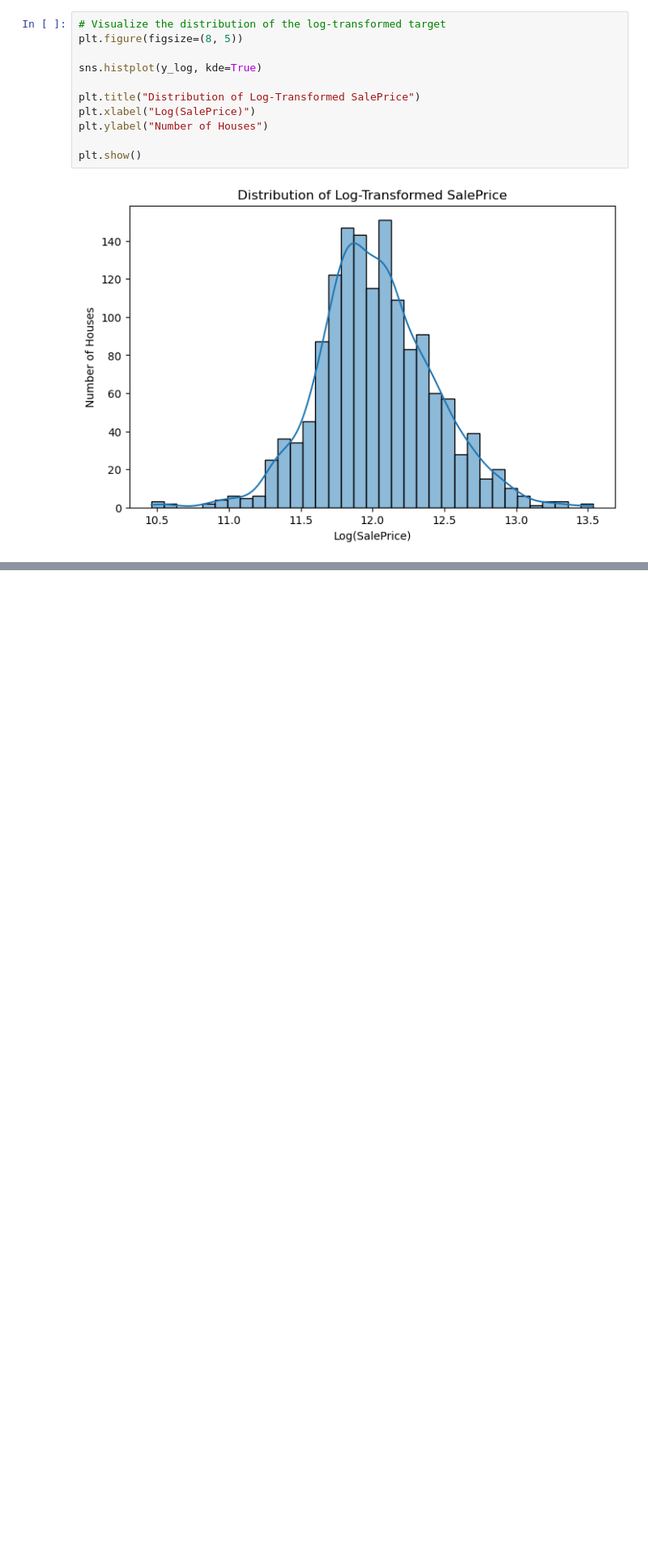
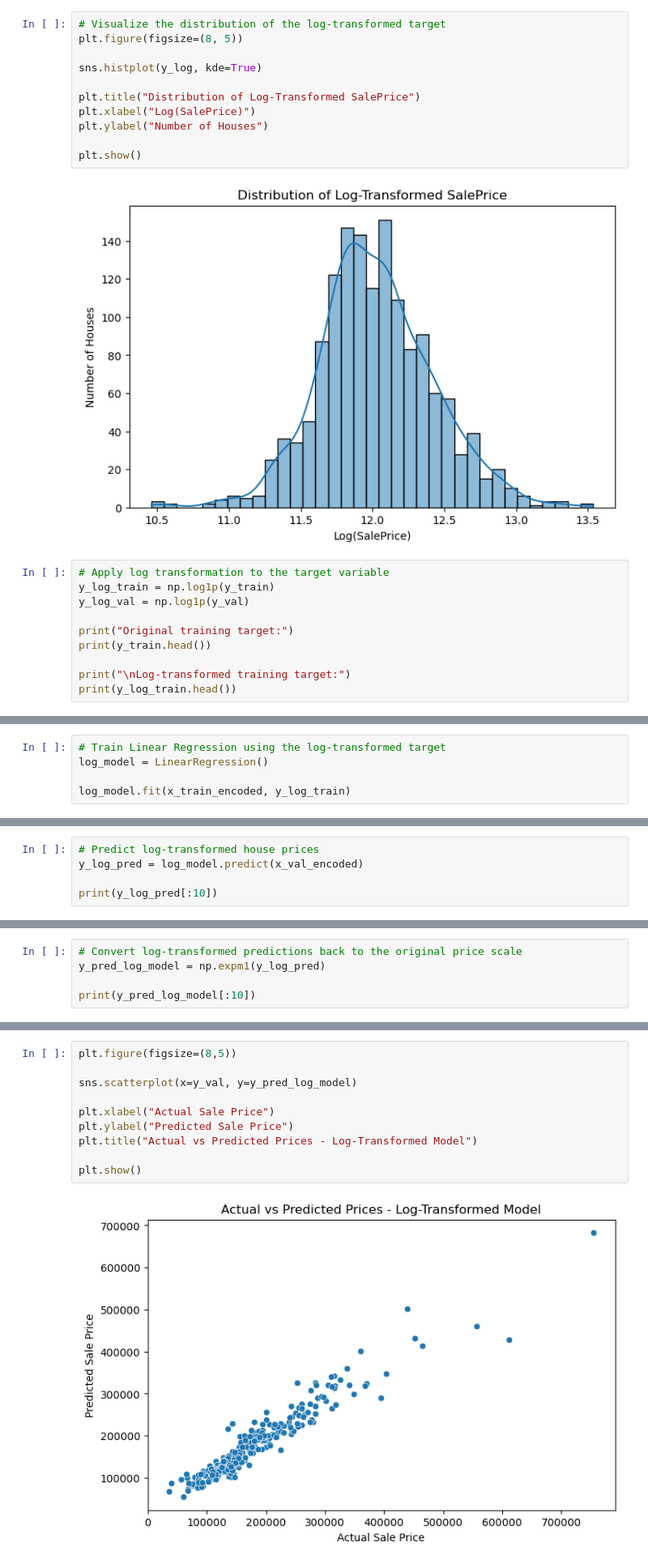
Before and after one commit to anushka2586/House-Price-Prediction-Model, a Jupyter notebook: housepriceprediction.ipynb, the cells around one changed output, grey strips where cells are left out. Shown at 81% size. Drawn from its saved outputs; the diff is of its cells as text; blank space fills up the shorter version.

Commit message:
Build and evaluate baseline log transformation model

```diff
--- a/housepriceprediction.ipynb
+++ b/housepriceprediction.ipynb
@@ -478,3 +482,13 @@ plt.ylabel("Number of Houses")
 plt.show()
 # %% [output]
 [figure]
+# %%
+# Apply log transformation to the target variable
+y_log_train = np.log1p(y_train)
+y_log_val = np.log1p(y_val)
+
+print("Original training target:")
+print(y_train.head())
+
+print("\nLog-transformed training target:")
+print(y_log_train.head())
@@ -480,0 +511,5 @@ plt.show()
+# %%
+# Train Linear Regression using the log-transformed target
+log_model = LinearRegression()
+
+log_model.fit(x_train_encoded, y_log_train)
@@ -480,0 +518,5 @@ plt.show()
+# %%
+# Predict log-transformed house prices
+y_log_pred = log_model.predict(x_val_encoded)
+
+print(y_log_pred[:10])
@@ -480,0 +526,5 @@ plt.show()
+# %%
+# Convert log-transformed predictions back to the original price scale
+y_pred_log_model = np.expm1(y_log_pred)
+
+print(y_pred_log_model[:10])
@@ -480,0 +570,12 @@ plt.show()
+# %%
+plt.figure(figsize=(8,5))
+
+sns.scatterplot(x=y_val, y=y_pred_log_model)
+
+plt.xlabel("Actual Sale Price")
+plt.ylabel("Predicted Sale Price")
+plt.title("Actual vs Predicted Prices - Log-Transformed Model")
+
+plt.show()
+# %% [output]
+[figure, added]
```
Also changed, not shown: parts of 27 cells of this notebook.
